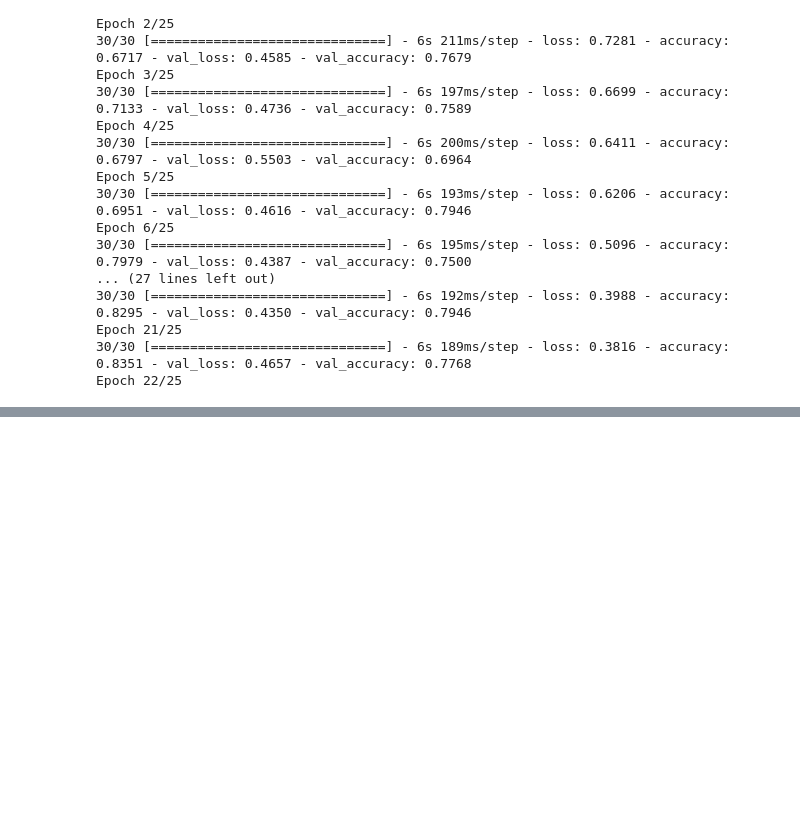
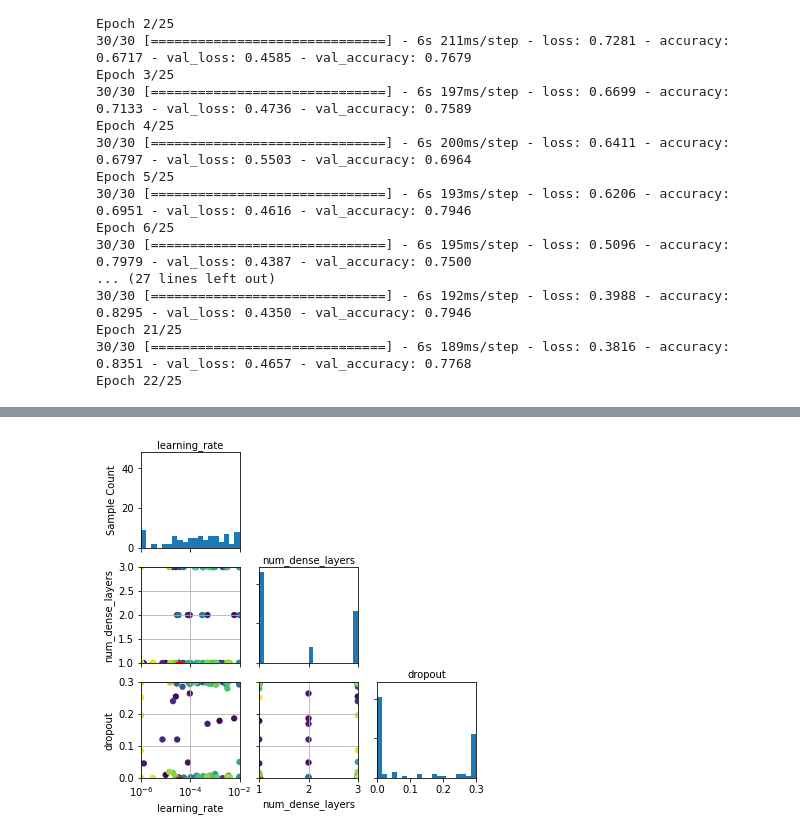
Before and after one commit to Jeremynadal33/classify_stanford_dogs, a Jupyter notebook: final_model.ipynb, the cells around one changed output, grey strips where cells are left out. Cells and saved outputs as stored; diff of their text form; code cells hidden in the pictures; blank space fills up the shorter version.

```diff
--- a/final_model.ipynb
+++ b/final_model.ipynb
@@ -442,0 +656,5 @@ Epoch 22/25
+# %%
+fig, ax = plot_evaluations(result=hp2, dimension_names=dim_names)
+plt.savefig(png_dir+'summary_skopt.png')
+# %% [output]
+[figure, added]
```
Also changed, not shown: parts of 17 cells of this notebook.
